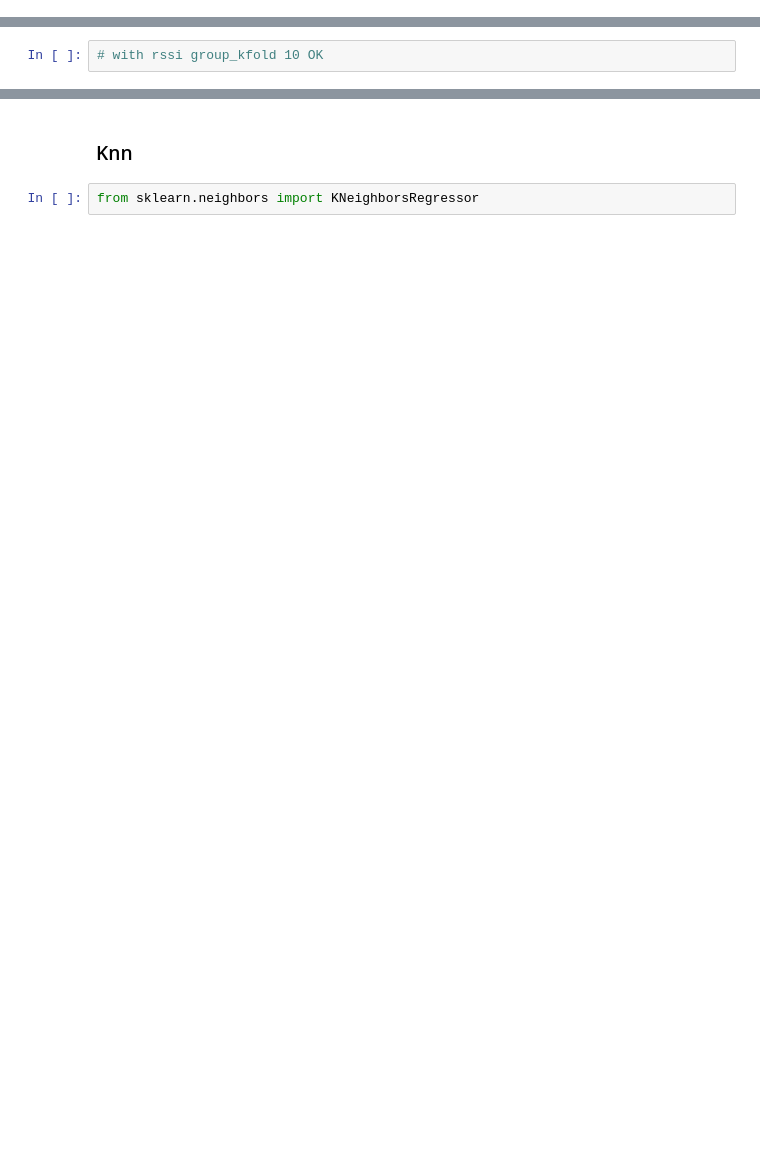
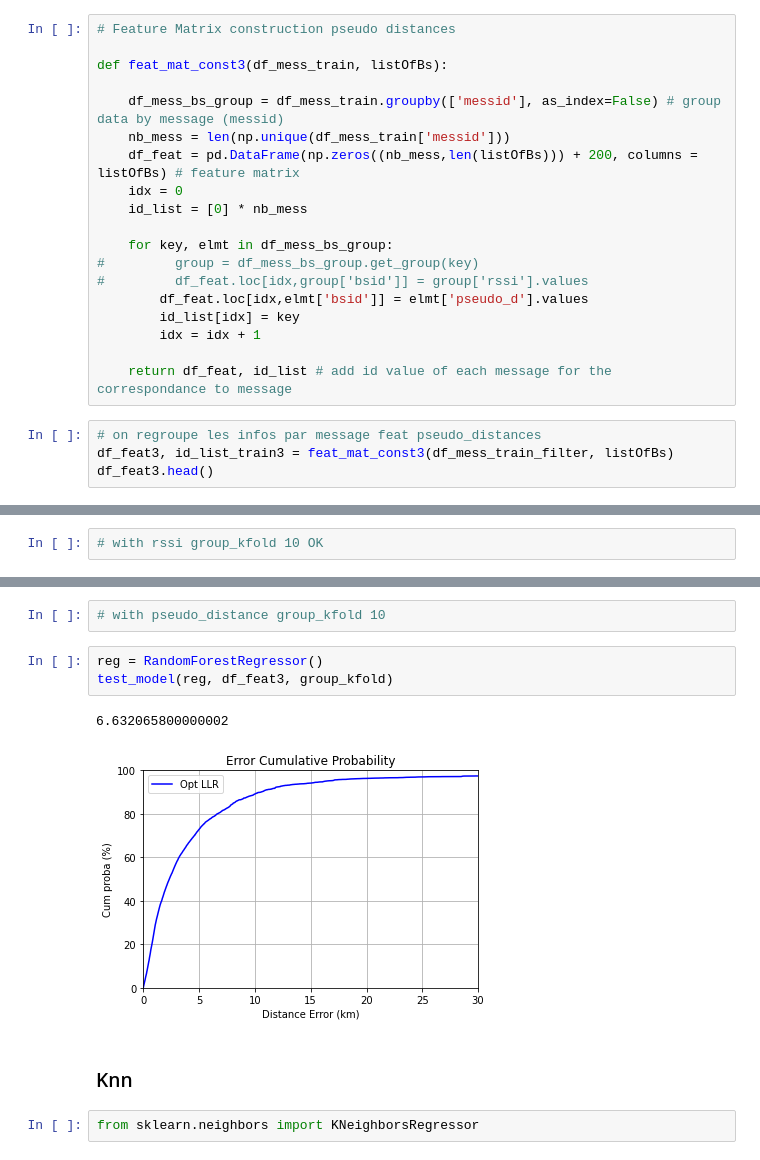
Before and after one commit to PhileasFrog/Geoloc_IOT, a Jupyter notebook: Notebook/TP_Geoloc_Msp_Telecom_ML_BCO.ipynb, the cells around one changed output, grey strips where cells are left out. Saved outputs shown, nothing was run; the diff lists cells and outputs as text; blank space fills up the shorter version.

```diff
--- a/Notebook/TP_Geoloc_Msp_Telecom_ML_BCO.ipynb
+++ b/Notebook/TP_Geoloc_Msp_Telecom_ML_BCO.ipynb
@@ -271,0 +328,23 @@ def gscv(model,param_grid,X, y,cv, semilogx=False):
+# %%
+# Feature Matrix construction pseudo distances
+
+def feat_mat_const3(df_mess_train, listOfBs):
+
+    df_mess_bs_group = df_mess_train.groupby(['messid'], as_index=False) # group data by message (messid)
+    nb_mess = len(np.unique(df_mess_train['messid']))
+    df_feat = pd.DataFrame(np.zeros((nb_mess,len(listOfBs))) + 200, columns = listOfBs) # feature matrix
+    idx = 0
+    id_list = [0] * nb_mess
+
+    for key, elmt in df_mess_bs_group:
+#         group = df_mess_bs_group.get_group(key)
+#         df_feat.loc[idx,group['bsid']] = group['rssi'].values
+        df_feat.loc[idx,elmt['bsid']] = elmt['pseudo_d'].values
+        id_list[idx] = key
+        idx = idx + 1
+
+    return df_feat, id_list # add id value of each message for the correspondance to message
+# %%
+# on regroupe les infos par message feat pseudo_distances
+df_feat3, id_list_train3 = feat_mat_const3(df_mess_train_filter, listOfBs)
+df_feat3.head()
@@ -328,4 +415,12 @@ test_model(reg, df_feat2_filter, group_kfold)
 [figure]
+# %%
+# with pseudo_distance group_kfold 10
+# %%
+reg = RandomForestRegressor()
+test_model(reg, df_feat3, group_kfold)
+# %% [output]
+6.632065800000002
+[figure, added]
 # %% [markdown]
 ### Knn
 # %%
```
Also changed, not shown: parts of 39 cells of this notebook.
